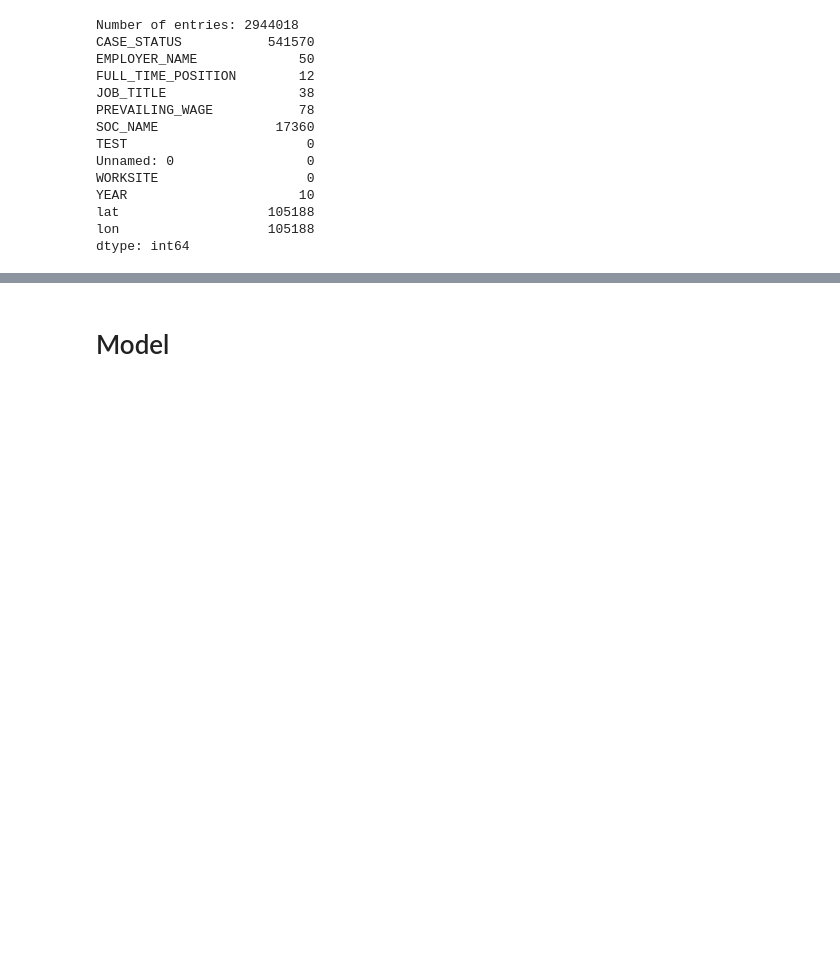
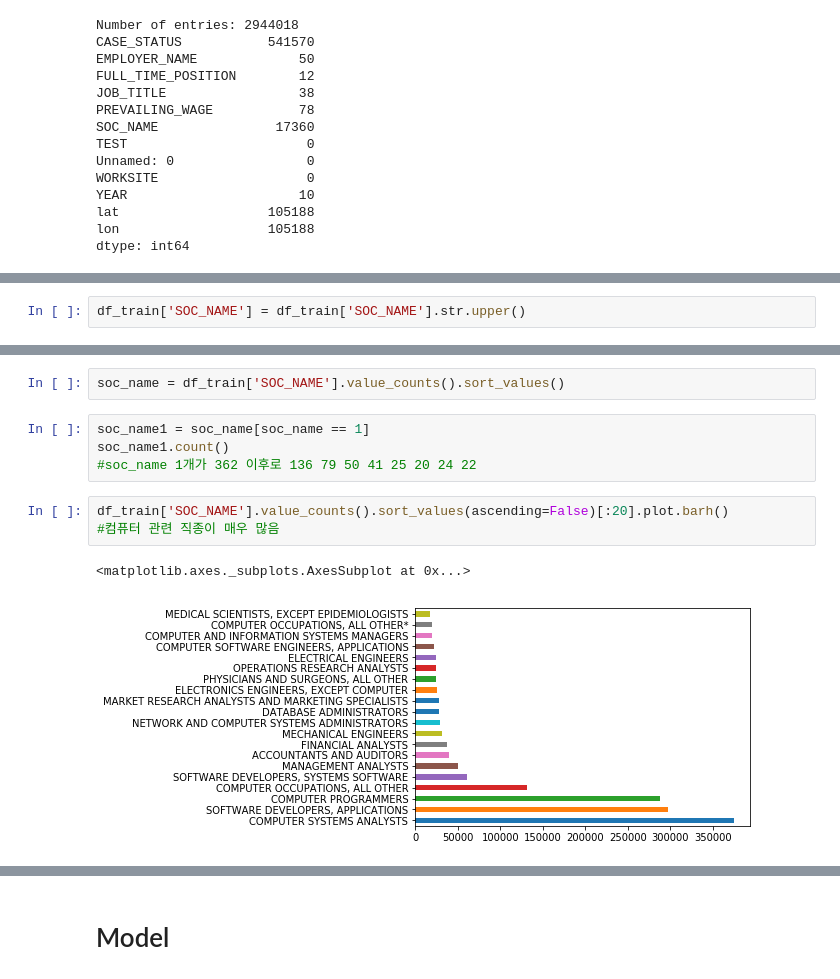
Before and after one commit to entiff/H1B-visa-classification, a Jupyter notebook: BOAZ Mini Project-teahee.ipynb, the cells around one changed output, grey strips where cells are left out. Drawn from its saved outputs; the diff is of its cells as text; blank space fills up the shorter version.

```diff
--- a/BOAZ Mini Project-teahee.ipynb
+++ b/BOAZ Mini Project-teahee.ipynb
@@ -345,0 +310,2 @@ cer_de2.sort_values('Certified_rate',ascending=True)[['EMPLOYER_NAME','Certified
+# %%
+df_train['SOC_NAME'] = df_train['SOC_NAME'].str.upper()
@@ -345,0 +330,12 @@ cer_de2.sort_values('Certified_rate',ascending=True)[['EMPLOYER_NAME','Certified
+# %%
+soc_name = df_train['SOC_NAME'].value_counts().sort_values()
+# %%
+soc_name1 = soc_name[soc_name == 1]
+soc_name1.count()
+#soc_name 1개가 362 이후로 136 79 50 41 25 20 24 22
+# %%
+df_train['SOC_NAME'].value_counts().sort_values(ascending=False)[:20].plot.barh()
+#컴퓨터 관련 직종이 매우 많음
+# %% [output]
+<matplotlib.axes._subplots.AxesSubplot at 0x...>
+[figure, added]
```
Also changed, not shown: parts of 212 cells of this notebook, 1 other file.
